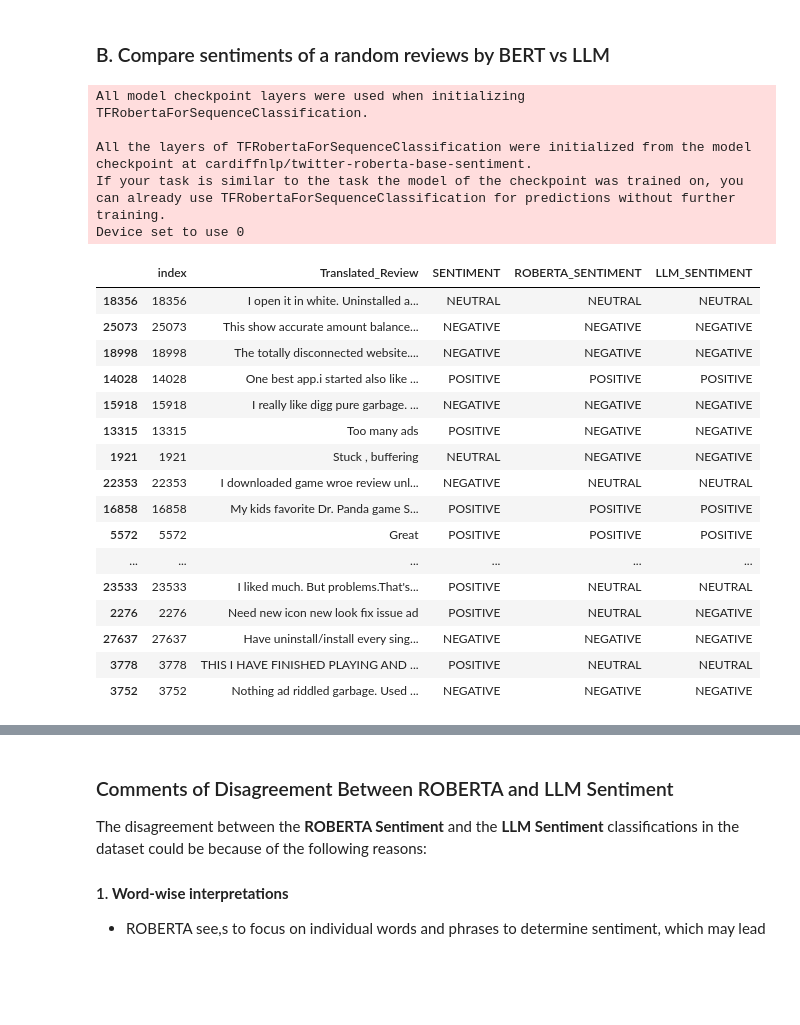
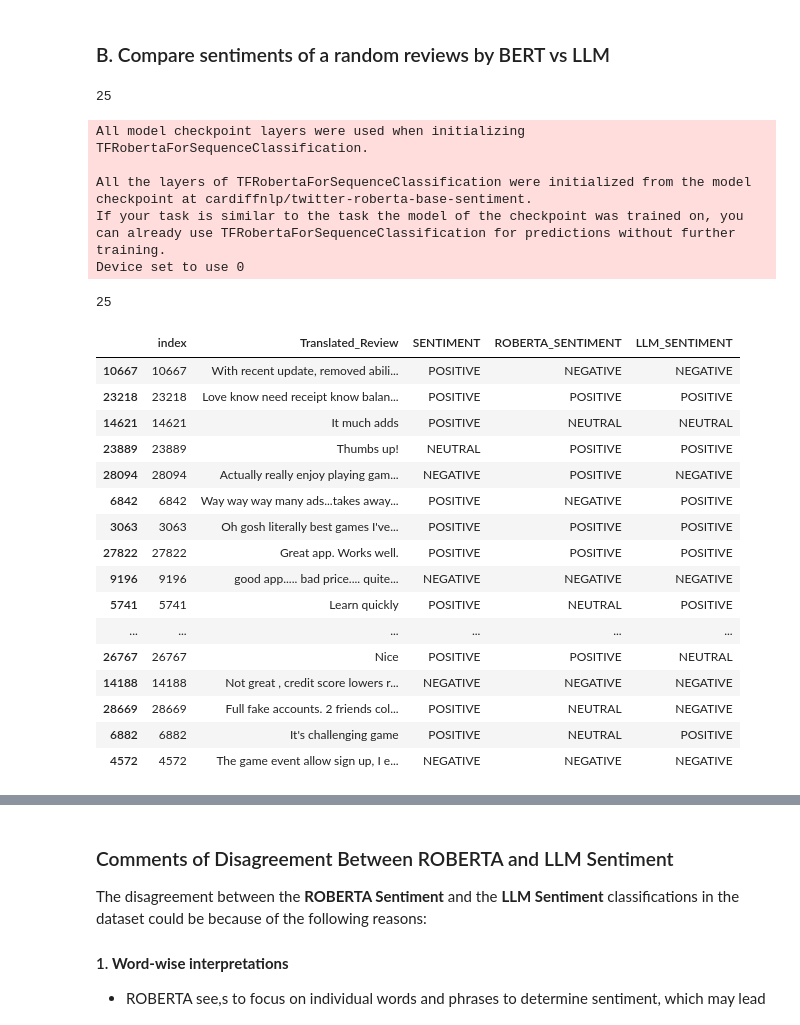
Before and after one commit to syed-rizvi-leanix/google_play_store_reviews, a Jupyter notebook: google_play_store.ipynb, the cells around one changed output, grey strips where cells are left out. Saved outputs shown, nothing was run; the diff lists cells and outputs as text; code cells hidden in the pictures; blank space fills up the shorter version.

```diff
--- a/google_play_store.ipynb
+++ b/google_play_store.ipynb
@@ -176,59 +177,63 @@ plt.show()
 [figure]
 # %% [markdown]
 ### B. Compare sentiments of a random reviews by BERT vs LLM
+# %%
+review_df = review_df.reset_index()
+random_sample = review_df[['index', 'Translated_Review', 'SENTIMENT']].dropna().sample(n=25)
+random_reviews = random_sample['Translated_Review'].astype(str).tolist()
+print(len(random_reviews))
+label_mapping = {
+    'LABEL_0': 'NEGATIVE',
+    'LABEL_1': 'NEUTRAL',
+    'LABEL_2': 'POSITIVE'
+}
+sentiment_analyzer = pipeline('sentiment-analysis', framework='tf', model='cardiffnlp/twitter-roberta-base-sentiment')
+sentiment_results = sentiment_analyzer(random_reviews)
+random_sample['ROBERTA_SENTIMENT'] = [label_mapping[result['label']] for result in sentiment_results]
+# %% [output]
+25
+All model checkpoint layers were used when initializing TFRobertaForSequenceClassification.
+
+All the layers of TFRobertaForSequenceClassification were initialized from the model checkpoint at cardiffnlp/twitter-roberta-base-sentiment.
+If your task is similar to the task the model of the checkpoint was trained on, you can already use TFRobertaForSequenceClassification for predictions without further training.
+Device set to use 0
 # %%
-review_df = review_df.reset_index()
-random_sample = review_df[['index', 'Translated_Review', 'SENTIMENT']].dropna().sample(n=50, random_state=42)
-random_reviews = random_sample['Translated_Review'].astype(str).tolist()
-label_mapping = {
-    'LABEL_0': 'NEGATIVE',
-    'LABEL_1': 'NEUTRAL',
-    'LABEL_2': 'POSITIVE'
-}
-sentiment_analyzer = pipeline('sentiment-analysis', framework='tf', model='cardiffnlp/twitter-roberta-base-sentiment')
-sentiment_results = sentiment_analyzer(random_reviews)
-random_sample['ROBERTA_SENTIMENT'] = [label_mapping[result['label']] for result in sentiment_results]
-
-os.environ["OPENAI_API_KEY"] = "Won't leak my API key. Nope. Not gonna happen. No way. No how. Not on my watch."
-model = ChatOpenAI(model="gpt-4o")
+model = ChatOpenAI()
 
 prompt_template = ChatPromptTemplate(
     [
         ("system",
          "Determine the sentiment of each review and respond only with one word for each: POSITIVE, NEGATIVE, or NEUTRAL."),
         ("human", "\n".join([f"{idx + 1}. {review}" for idx, review in enumerate(random_sample['Translated_Review'])]))
     ]
 )
 
 batch_prompt = prompt_template.invoke({})
 response = model.invoke(batch_prompt)
 responses = response.content.strip().split('\n')
+print(len(responses))
 random_sample['LLM_SENTIMENT'] = [resp.split('. ')[-1] for resp in responses]
 
 random_sample
 # %% [output]
-All model checkpoint layers were used when initializing TFRobertaForSequenceClassification.
-
-All the layers of TFRobertaForSequenceClassification were initialized from the model checkpoint at cardiffnlp/twitter-roberta-base-sentiment.
-If your task is similar to the task the model of the checkpoint was trained on, you can already use TFRobertaForSequenceClassification for predictions without further training.
-Device set to use 0
+25
 |  | index | Translated_Review | SENTIMENT | ROBERTA_SENTIMENT | LLM_SENTIMENT |
-| 18356 | 18356 | I open it in white. Uninstalled a... | NEUTRAL | NEUTRAL | NEUTRAL |
-| 25073 | 25073 | This show accurate amount balance... | NEGATIVE | NEGATIVE | NEGATIVE |
-| 18998 | 18998 | The totally disconnected website.... | NEGATIVE | NEGATIVE | NEGATIVE |
-| 14028 | 14028 | One best app.i started also like ... | POSITIVE | POSITIVE | POSITIVE |
-| 15918 | 15918 | I really like digg pure garbage. ... | NEGATIVE | NEGATIVE | NEGATIVE |
-| 13315 | 13315 | Too many ads | POSITIVE | NEGATIVE | NEGATIVE |
-| 1921 | 1921 | Stuck , buffering | NEUTRAL | NEGATIVE | NEGATIVE |
-| 22353 | 22353 | I downloaded game wroe review unl... | NEGATIVE | NEUTRAL | NEUTRAL |
-| 16858 | 16858 | My kids favorite Dr. Panda game S... | POSITIVE | POSITIVE | POSITIVE |
-| 5572 | 5572 | Great | POSITIVE | POSITIVE | POSITIVE |
+| 10667 | 10667 | With recent update, removed abili... | POSITIVE | NEGATIVE | NEGATIVE |
+| 23218 | 23218 | Love know need receipt know balan... | POSITIVE | POSITIVE | POSITIVE |
+| 14621 | 14621 | It much adds | POSITIVE | NEUTRAL | NEUTRAL |
+| 23889 | 23889 | Thumbs up! | NEUTRAL | POSITIVE | POSITIVE |
+| 28094 | 28094 | Actually really enjoy playing gam... | NEGATIVE | POSITIVE | NEGATIVE |
+| 6842 | 6842 | Way way way many ads...takes away... | POSITIVE | NEGATIVE | POSITIVE |
+| 3063 | 3063 | Oh gosh literally best games I've... | POSITIVE | POSITIVE | POSITIVE |
+| 27822 | 27822 | Great app. Works well. | POSITIVE | POSITIVE | POSITIVE |
+| 9196 | 9196 | good app..... bad price.... quite... | NEGATIVE | NEGATIVE | NEGATIVE |
+| 5741 | 5741 | Learn quickly | POSITIVE | NEUTRAL | POSITIVE |
 | ... | ... | ... | ... | ... | ... |
-| 23533 | 23533 | I liked much. But problems.That's... | POSITIVE | NEUTRAL | NEUTRAL |
-| 2276 | 2276 | Need new icon new look fix issue ad | POSITIVE | NEUTRAL | NEGATIVE |
-| 27637 | 27637 | Have uninstall/install every sing... | NEGATIVE | NEGATIVE | NEGATIVE |
-| 3778 | 3778 | THIS I HAVE FINISHED PLAYING AND ... | POSITIVE | NEUTRAL | NEUTRAL |
-| 3752 | 3752 | Nothing ad riddled garbage. Used ... | NEGATIVE | NEGATIVE | NEGATIVE |
+| 26767 | 26767 | Nice | POSITIVE | POSITIVE | NEUTRAL |
+| 14188 | 14188 | Not great , credit score lowers r... | NEGATIVE | NEGATIVE | NEGATIVE |
+| 28669 | 28669 | Full fake accounts. 2 friends col... | POSITIVE | NEUTRAL | NEGATIVE |
+| 6882 | 6882 | It's challenging game | POSITIVE | NEUTRAL | POSITIVE |
+| 4572 | 4572 | The game event allow sign up, I e... | NEGATIVE | NEGATIVE | NEGATIVE |
 # %%
 random_sample['ROBERTA_SENTIMENT'] = random_sample['ROBERTA_SENTIMENT'].str.strip().str.upper()
 random_sample['LLM_SENTIMENT'] = random_sample['LLM_SENTIMENT'].str.strip().str.upper()
```
Also changed, not shown: parts of 7 cells of this notebook, 34 other files.
